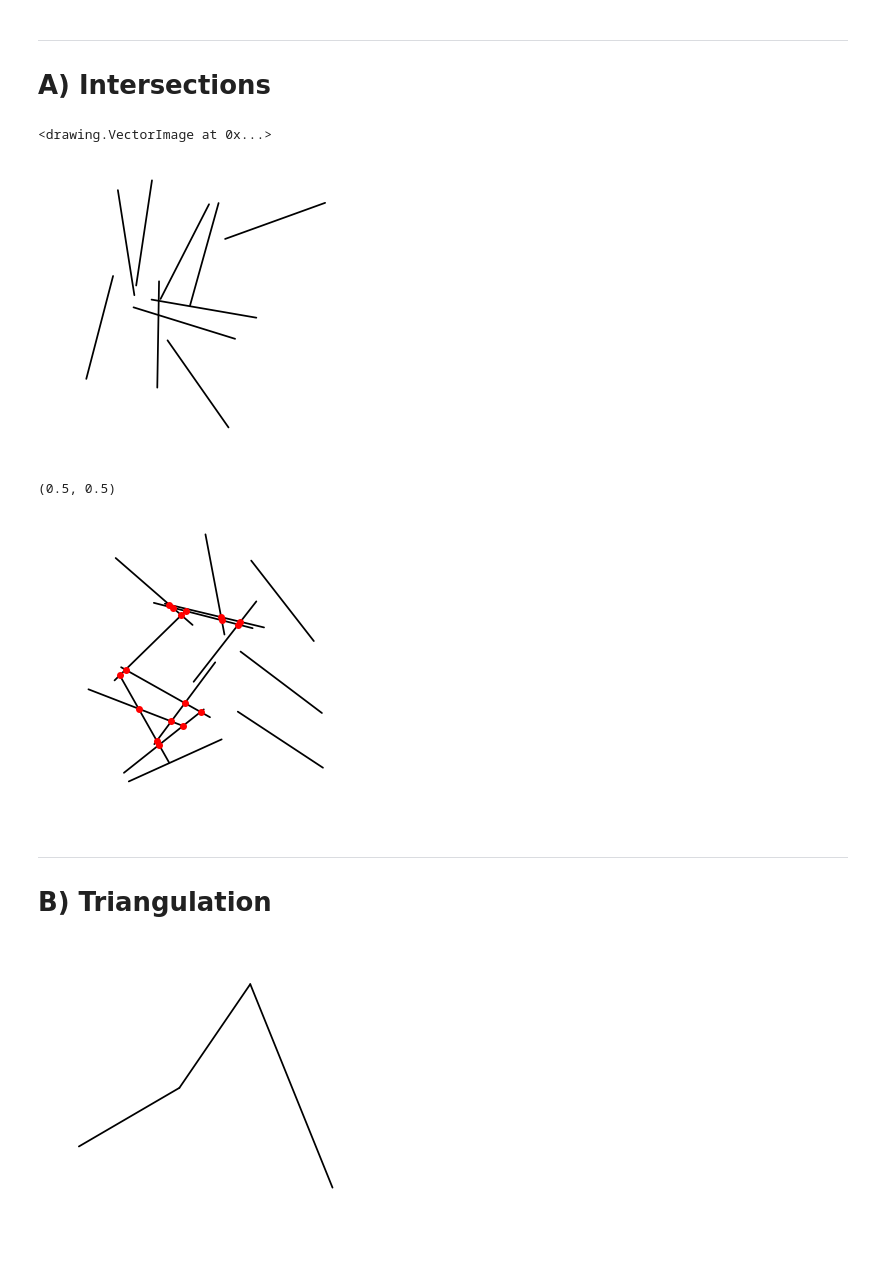
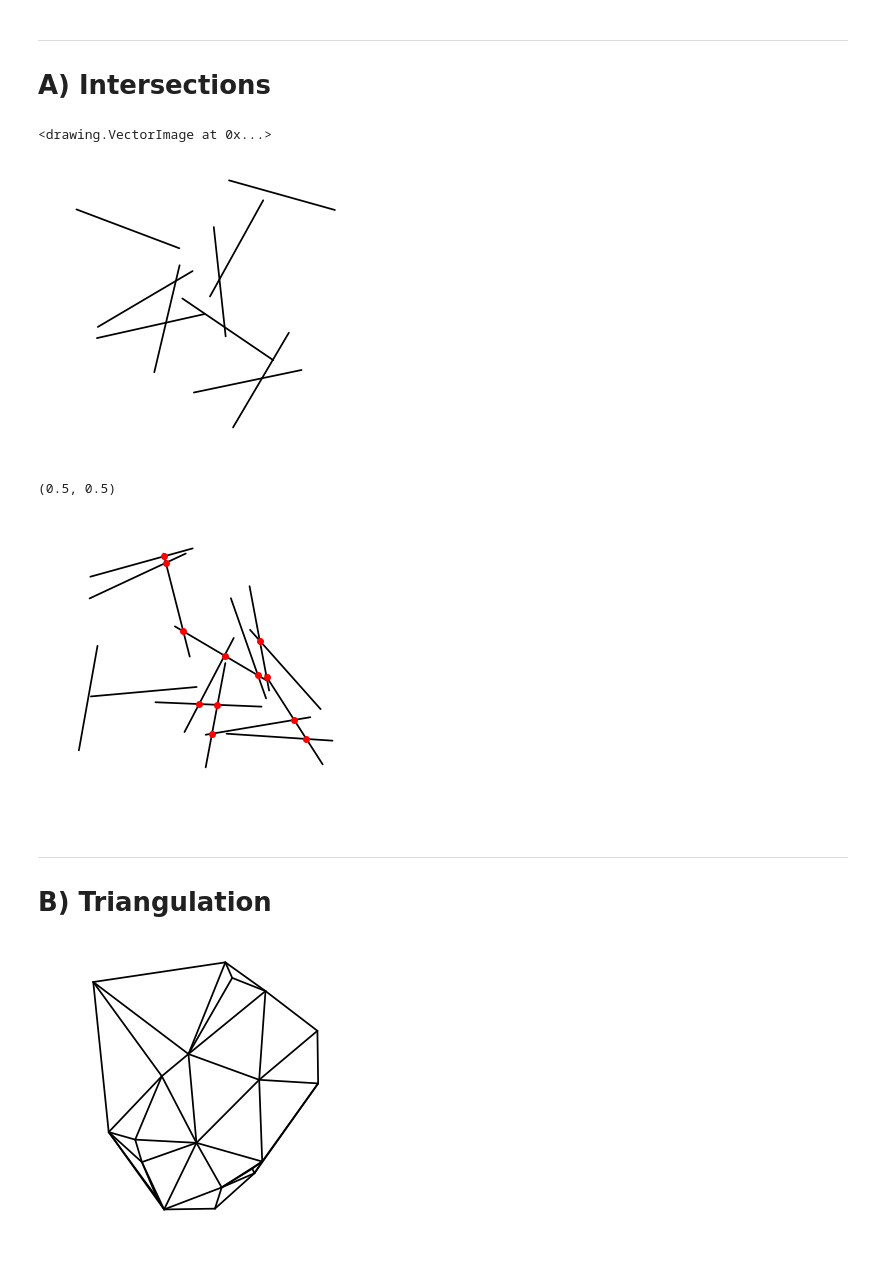
Before and after one commit to effa/iv122, a Jupyter notebook: 05-geometric-algorithms.ipynb, the cells around one changed output. Cells and saved outputs as stored; diff of their text form; code cells hidden in the pictures.

Commit message:
Week 5: triangulation, convex hull

```diff
--- a/05-geometric-algorithms.ipynb
+++ b/05-geometric-algorithms.ipynb
@@ -35,18 +35,12 @@ def generate_random_unit_segments(n, size=2.5):
             segments.append(((x1, y1), (x2, y2)))
     return segments
 
-def draw_segments(segments):
-    im = VectorImage()
-    for segment in segments:
-        im.line(*segment)
-    return im
-
-draw_segments(generate_random_unit_segments(10))
+VectorImage().lines(generate_random_unit_segments(10))
 # %% [output]
 <drawing.VectorImage at 0x...>
-[figure, old version]
+[figure, new version]
 # %%
-def get_intersection(segment1, segment2):
+def get_intersection(segment1, segment2, eps=0.0001):
     (xa, ya), (xb, yb) = segment1
     (xc, yc), (xd, yd) = segment2
     denominator = (xa-xb)*(yc-yd) - (ya-yb)*(xc-xd)
@@ -55,9 +49,9 @@ def get_intersection(segment1, segment2):
         return None
     x = ((xa*yb-ya*xb)*(xc-xd) - (xa-xb)*(xc*yd-yc*xd)) / denominator
     y = ((xa*yb-ya*xb)*(yc-yd) - (ya-yb)*(xc*yd-yc*xd)) / denominator
-    if not(min(xa, xb) <= x <= max(xa, xb)):
+    if not(min(xa, xb) + eps < x < max(xa, xb) - eps):
         return None
-    if not(min(xc, xd) <= x <= max(xc, xd)):
+    if not(min(xc, xd) + eps < x < max(xc, xd) - eps):
         return None
     return (x, y)
 
@@ -74,19 +68,15 @@ def get_intersections(segments):
             intersections.append(intersection)
     return intersections
 
-def draw_points(im, points):
-    # TODO: factor out to drawing.py
-    for point in points:
-        plt.plot([point[0]], [point[1]], 'ro')
-
 def draw_segments_and_intersections(segments):
     intersections = get_intersections(segments)
-    im = draw_segments(segments)
-    draw_points(im, intersections)
+    im = VectorImage()
+    im.lines(segments)
+    im.points(intersections, color='r')
 
 draw_segments_and_intersections(generate_random_unit_segments(15))
 # %% [output]
-[figure, old version]
+[figure, new version]
 # %% [markdown]
 -----
 
@@ -94,25 +84,30 @@ draw_segments_and_intersections(generate_random_unit_segments(15))
 # %%
 def generate_random_points(n, size=1):
     return [(size*random(), size*random()) for _ in range(n)]
 
+def length(segment):
+    (xa, ya), (xb, yb) = segment
+    dx = xa - xb
+    dy = ya - yb
+    return sqrt(dx**2 + dy**2)
+
 def compute_triangulation(points):
     triangulation = []
     segments = list(combinations(points, 2))
-    # TODO: sort segments by length
+    segments = sorted(segments, key=length)
     for segment in segments:
-        # TODO: fix
         not_intersects = all([
             get_intersection(segment, t) is None
             for t in triangulation])
         if not_intersects:
             triangulation.append(segment)
     return triangulation
 
 def draw_triangulation(points):
     triangulation = compute_triangulation(points)
-    draw_segments(triangulation)
+    im = VectorImage()
+    im.lines(triangulation)
 
-
-draw_triangulation(generate_random_points(4))
+draw_triangulation(generate_random_points(20))
 # %% [output]
-[figure, old version]
+[figure, new version]
```
Also changed, not shown: parts of 7 cells of this notebook, 1 other file.
